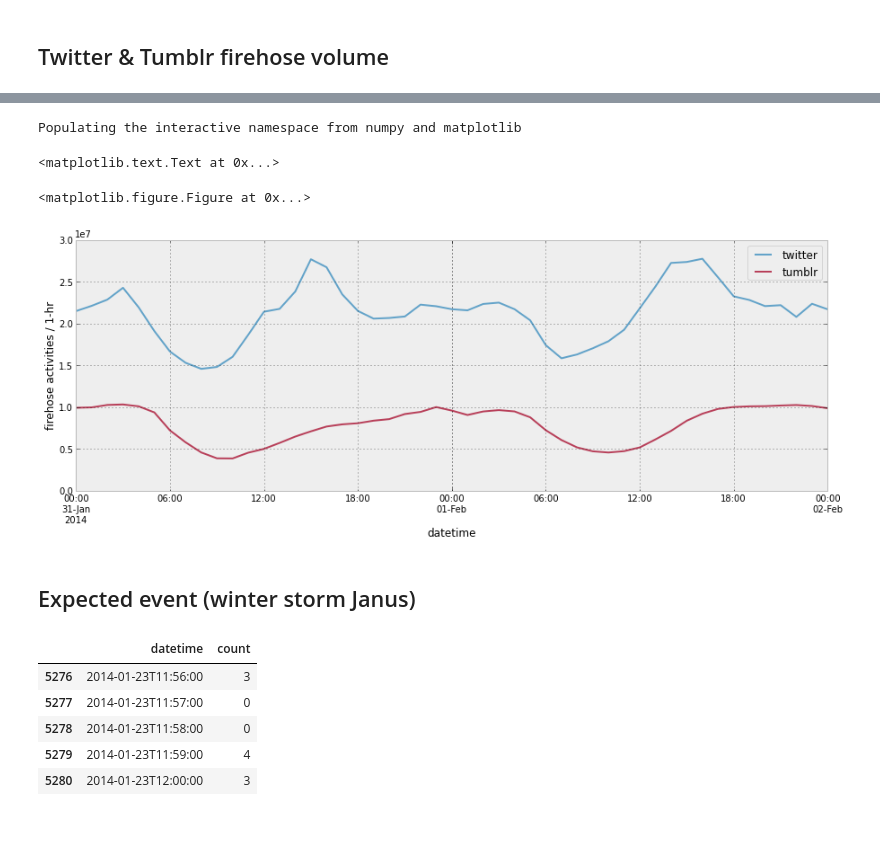
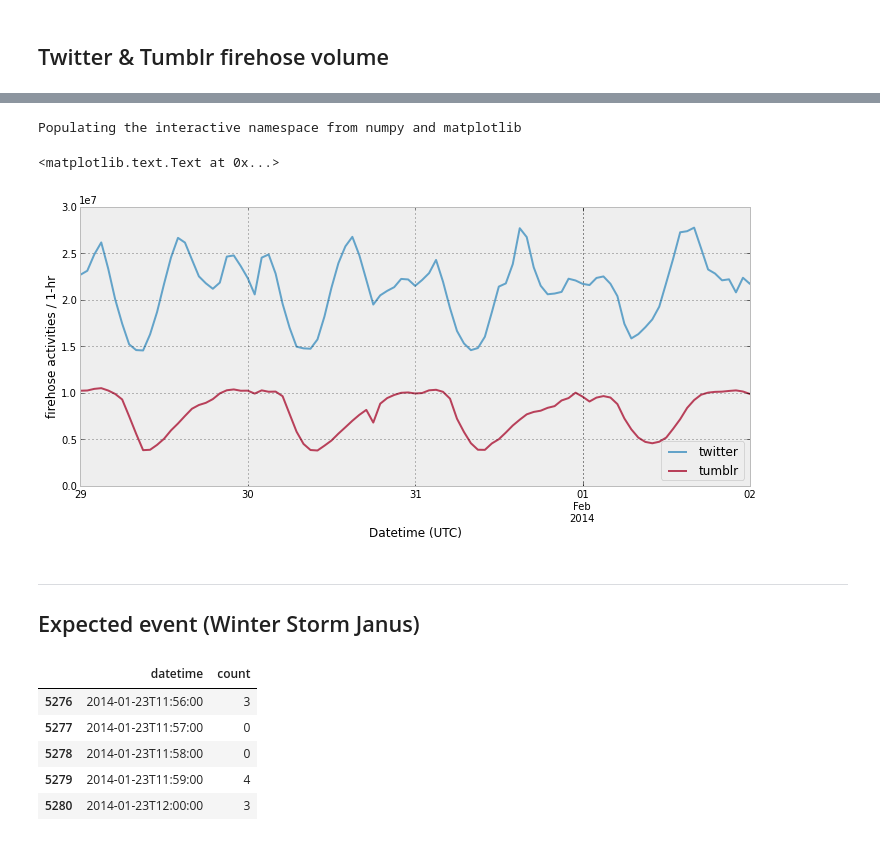
Before and after one commit to jrmontag/AnalyzeBoulder-SocialPulse, a Jupyter notebook: data/AB_social-pulse.ipynb, the cells around one changed output, grey strips where cells are left out. Cells and saved outputs as stored; diff of their text form; code cells hidden in the pictures.

Commit message:
clean out unneeded images

```diff
--- a/data/AB_social-pulse.ipynb
+++ b/data/AB_social-pulse.ipynb
@@ -80,30 +80,33 @@ both_hr.head()
 # %%
 %pylab inline
 
-plt.figure()
+# use the pandas wrapper for matplotlib...
 ax = both_hr.plot(
           style='-'
           , markersize=10
           , alpha=0.75
           #, ylim=[0, 2.6e6]
-          , xlim=[pd.to_datetime("2014-01-31 00:00:00", format='%Y-%m-%d %H:%M:%S')
+          , xlim=[pd.to_datetime("2014-01-29 00:00:00", format='%Y-%m-%d %H:%M:%S')
                   , pd.to_datetime("2014-02-02 00:00:00", format='%Y-%m-%d %H:%M:%S')
                   ]
           , legend=True
           , label="firehose activities"
           #, subplots=True
-          , figsize=(15,5)
+          , figsize=(12,5)
           )
 
+# ... but still have to set some params via mpl.plt
 plt.legend(loc='best')
 plt.ylabel('firehose activities / 1-hr')
+plt.xlabel('Datetime (UTC)')
 # %% [output]
 Populating the interactive namespace from numpy and matplotlib
 <matplotlib.text.Text at 0x...>
-<matplotlib.figure.Figure at 0x...>
-[figure, old version]
+[figure, new version]
 # %% [markdown]
-## Expected event (winter storm Janus)
+---
+
+## Expected event (Winter Storm Janus)
 # %%
 # read in storm data
 janus = pd.read_csv('./janus.csv'
```
Also changed, not shown: parts of 18 cells of this notebook, 19 other files.
